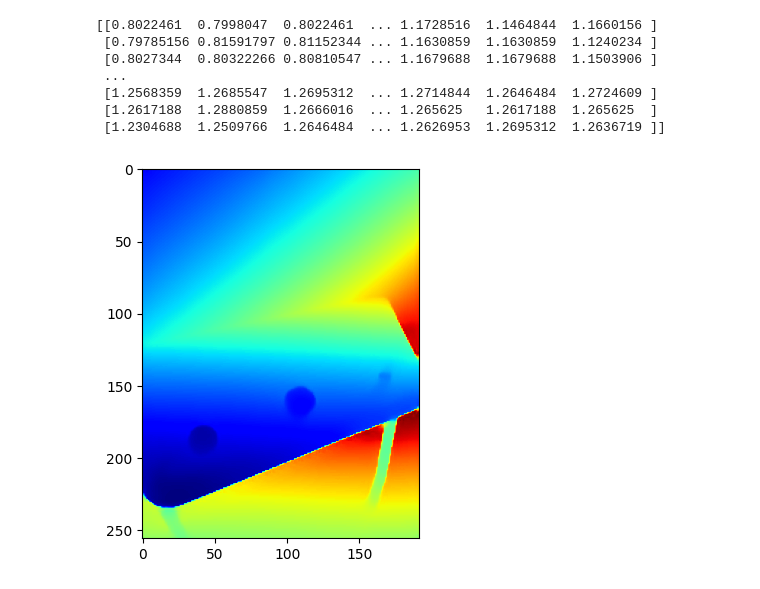
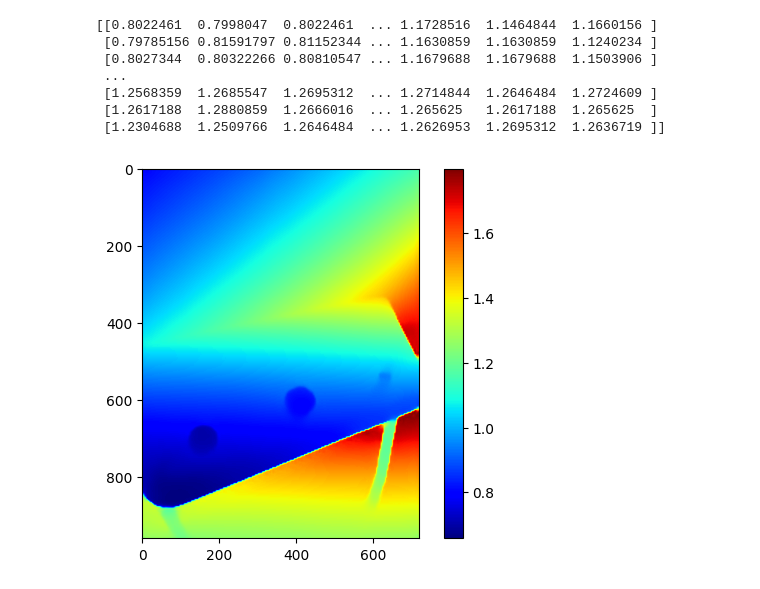
Before and after one commit to K-MinHyuk/pointcloud_editing, a Jupyter notebook: depth_extraction.ipynb, the cells around one changed output. Saved outputs shown, nothing was run; the diff lists cells and outputs as text; code cells hidden in the pictures.

```diff
--- a/depth_extraction.ipynb
+++ b/depth_extraction.ipynb
@@ -2,31 +2,36 @@
 import numpy as np
 import liblzfse
 import matplotlib.pyplot as plt
 import sys
+import cv2
 path = './images/525.depth'
 def load_depth(filepath):
     with open(filepath, 'rb') as depth_fh:
         raw_bytes = depth_fh.read()
         decompressed_bytes = liblzfse.decompress(raw_bytes)
         depth_img = np.frombuffer(decompressed_bytes, dtype=np.float32)
 
     # depth_img = depth_img.reshape((640, 480))  # For a FaceID camera 3D Video
     depth_img = depth_img.reshape((256, 192))  # For a LiDAR 3D Video
 
     return depth_img
 
 
 if __name__ == '__main__':
     depth_filepath = path
     depth_img = load_depth(depth_filepath)
     print(depth_img)
+    depth_img = cv2.resize(depth_img, (720, 960))
+
     plt.imshow(depth_img, 'jet')
+    plt.colorbar()
+    plt.show()
 # %% [output]
 [[0.8022461  0.7998047  0.8022461  ... 1.1728516  1.1464844  1.1660156 ]
  [0.79785156 0.81591797 0.81152344 ... 1.1630859  1.1630859  1.1240234 ]
  [0.8027344  0.80322266 0.80810547 ... 1.1679688  1.1679688  1.1503906 ]
  ...
  [1.2568359  1.2685547  1.2695312  ... 1.2714844  1.2646484  1.2724609 ]
  [1.2617188  1.2880859  1.2666016  ... 1.265625   1.2617188  1.265625  ]
  [1.2304688  1.2509766  1.2646484  ... 1.2626953  1.2695312  1.2636719 ]]
-[figure, old version]
+[figure, new version]
```
Also changed, not shown: parts of 16 cells of this notebook, 3 other files.
